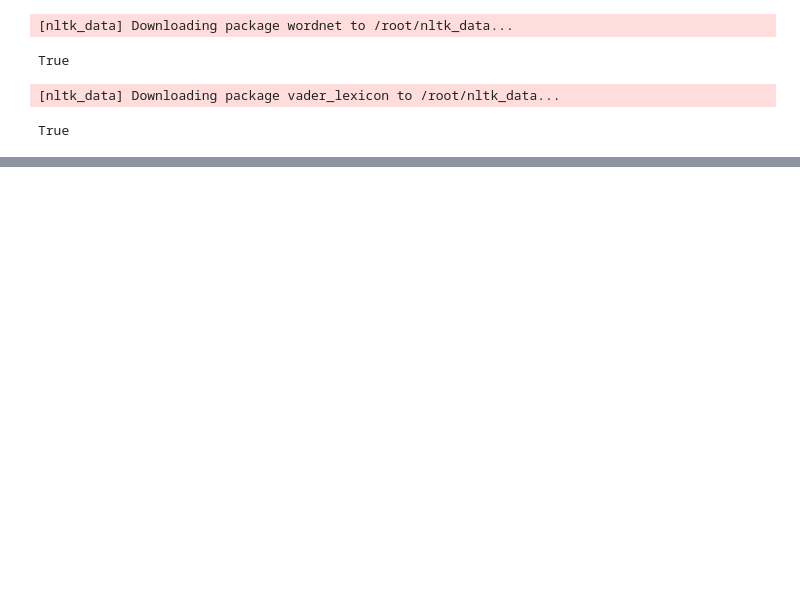
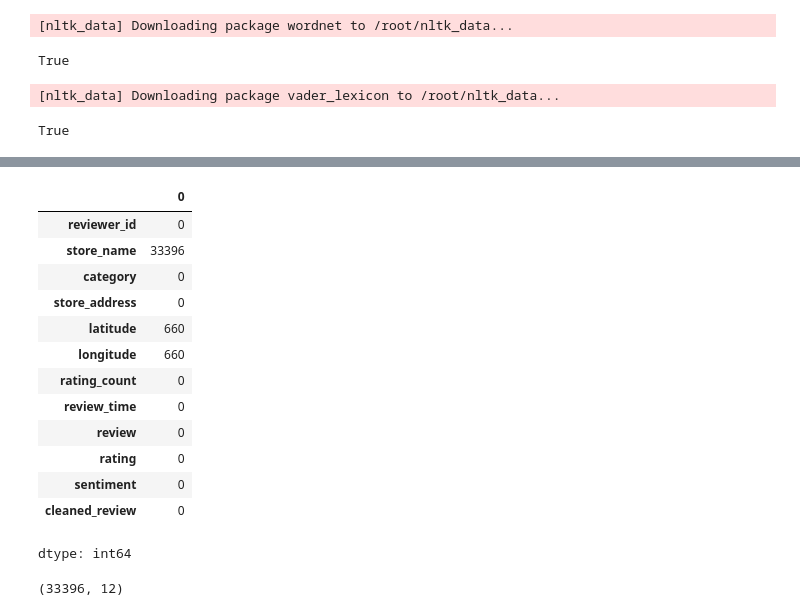
Before and after one commit to pushkarsonawane18/customers_shopping_data_tableau, a Jupyter notebook: mcdy_nlp.ipynb, the cells around one changed output, grey strips where cells are left out. Saved outputs shown, nothing was run; the diff lists cells and outputs as text; code cells hidden in the pictures; blank space fills up the shorter version.

```diff
--- a/mcdy_nlp.ipynb
+++ b/mcdy_nlp.ipynb
@@ -349,0 +372,21 @@ True
+# %%
+df.isnull().sum()
+# %% [output]
+|  | 0 |
+| reviewer_id | 0 |
+| store_name | 33396 |
+| category | 0 |
+| store_address | 0 |
+| latitude | 660 |
+| longitude | 660 |
+| rating_count | 0 |
+| review_time | 0 |
+| review | 0 |
+| rating | 0 |
+| sentiment | 0 |
+| cleaned_review | 0 |
+dtype: int64
+# %%
+df.shape
+# %% [output]
+(33396, 12)
```
Also changed, not shown: parts of 11 cells of this notebook.
